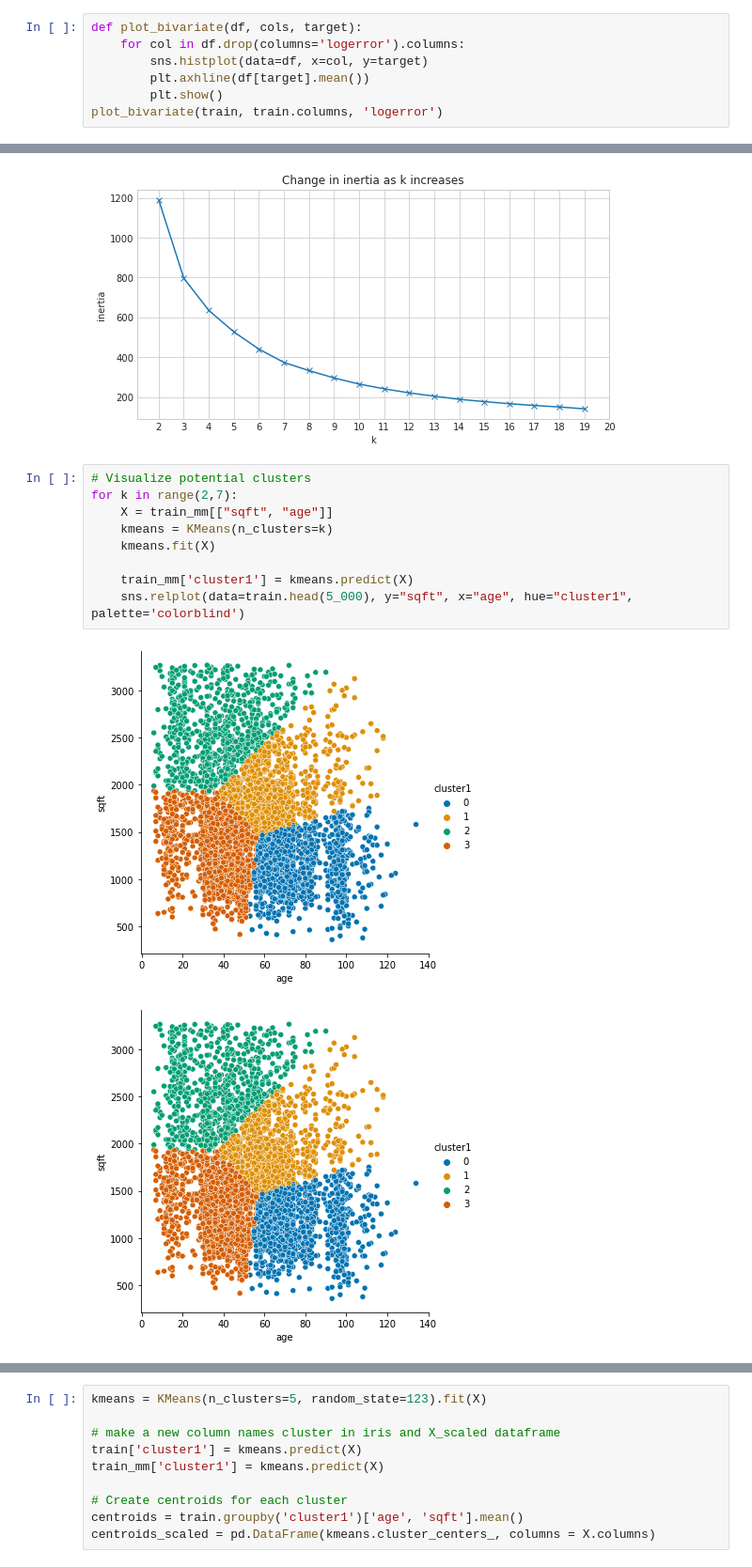
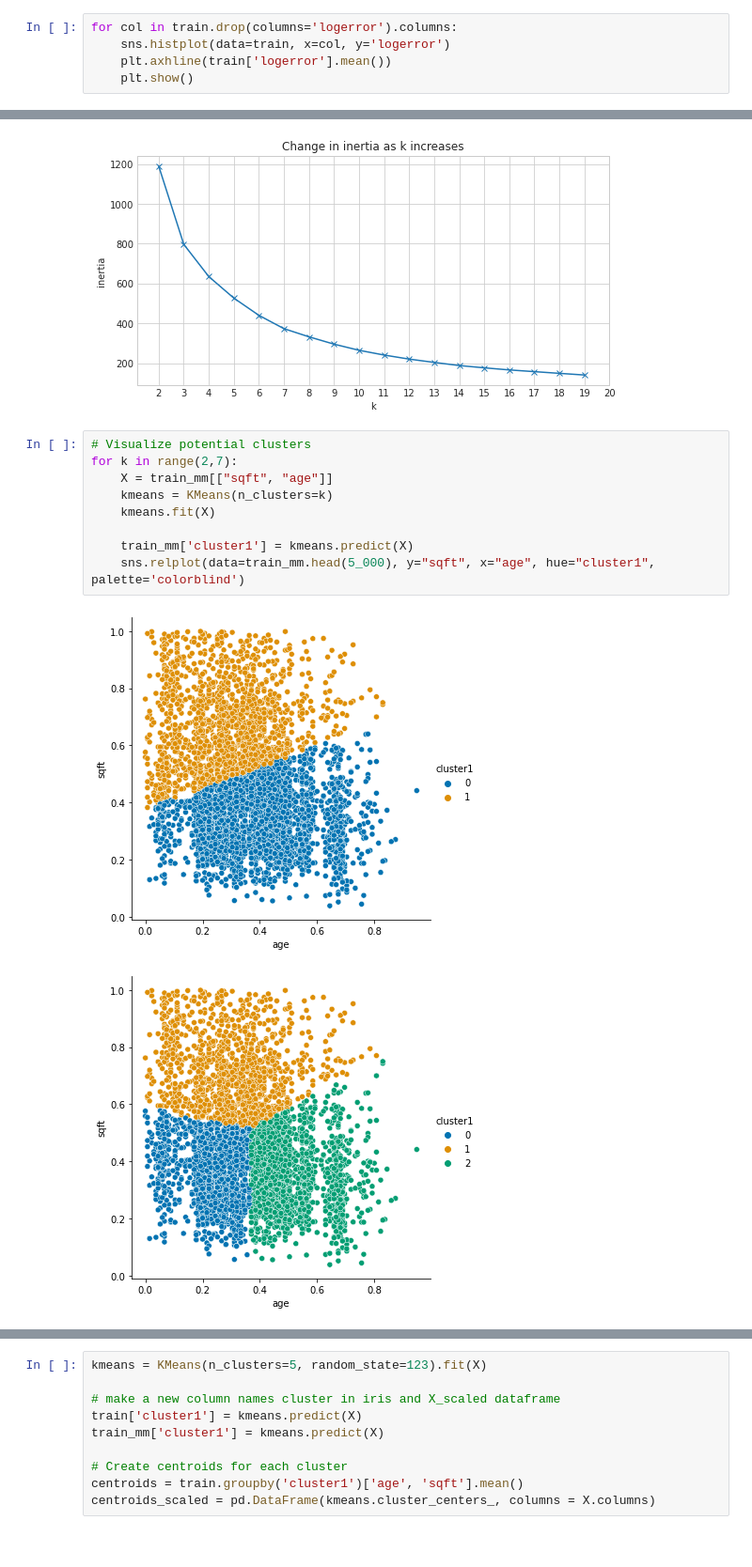
Before and after one commit to Jason-Tellez/Zillow-clustering-proj, a Jupyter notebook: zillow_clustering_report.ipynb, the cells around one changed output, grey strips where cells are left out. Shown at 94% size. Cells and saved outputs as stored; diff of their text form.

```diff
--- a/zillow_clustering_report.ipynb
+++ b/zillow_clustering_report.ipynb
@@ -119,12 +130,10 @@ for col in train.columns:
 [figure]
 ... (13 outputs left out)
 # %%
-def plot_bivariate(df, cols, target):
-    for col in df.drop(columns='logerror').columns:
-        sns.histplot(data=df, x=col, y=target)
-        plt.axhline(df[target].mean())
-        plt.show()
-plot_bivariate(train, train.columns, 'logerror')
+for col in train.drop(columns='logerror').columns:
+    sns.histplot(data=train, x=col, y='logerror')
+    plt.axhline(train['logerror'].mean())
+    plt.show()
 # %% [output]
 [figure]
 [figure]
@@ -301,12 +310,12 @@ with plt.style.context('seaborn-whitegrid'):
 # %%
 # Visualize potential clusters
 for k in range(2,7):
     X = train_mm[["sqft", "age"]]
     kmeans = KMeans(n_clusters=k)
     kmeans.fit(X)
 
     train_mm['cluster1'] = kmeans.predict(X)
-    sns.relplot(data=train.head(5_000), y="sqft", x="age", hue="cluster1", palette='colorblind')
+    sns.relplot(data=train_mm.head(5_000), y="sqft", x="age", hue="cluster1", palette='colorblind')
 # %% [output]
-[figure, old version]
+[figure, new version]
-[figure, old version]
+[figure, new version]
```
Also changed, not shown: parts of 33 cells of this notebook, 6 other files.
